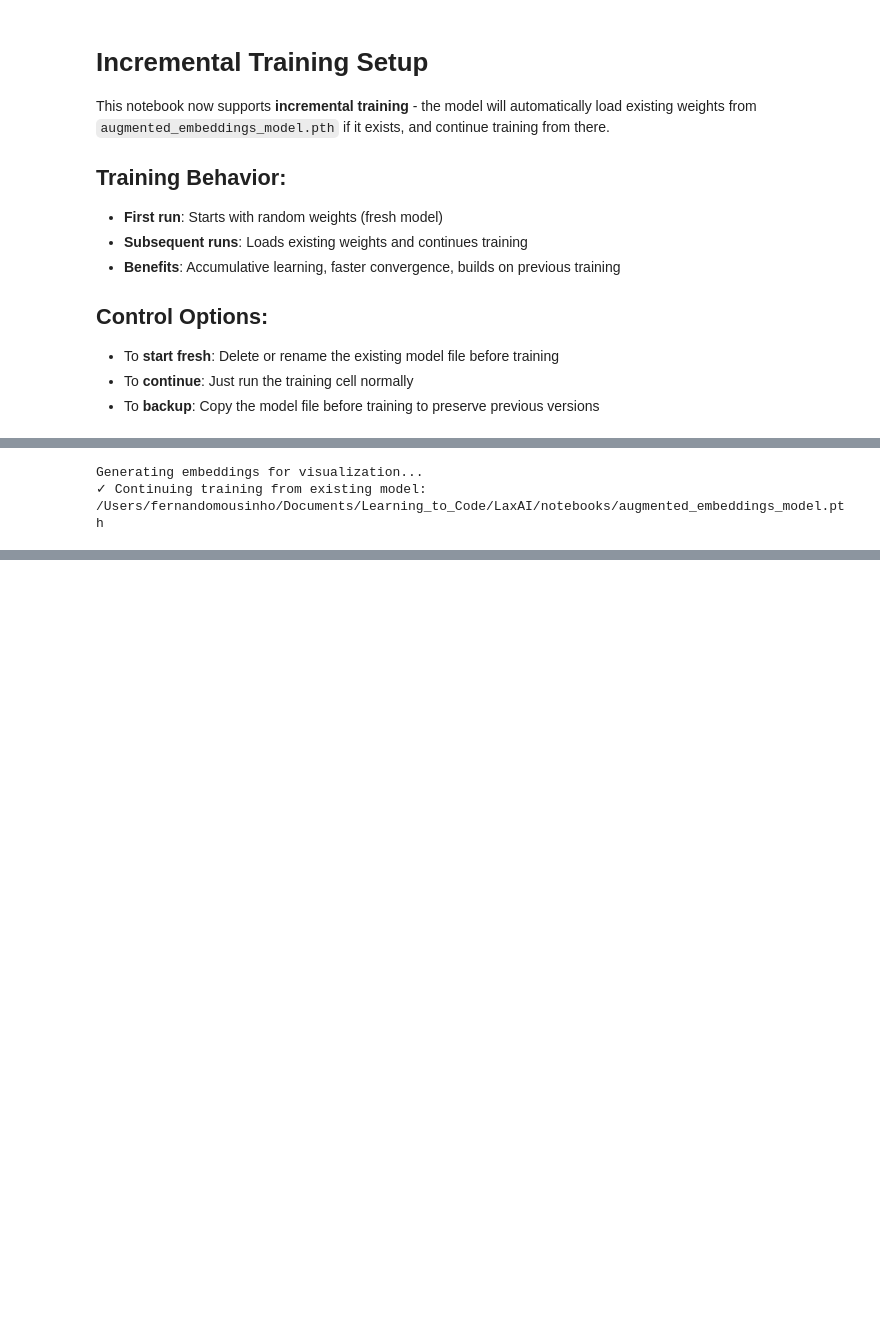
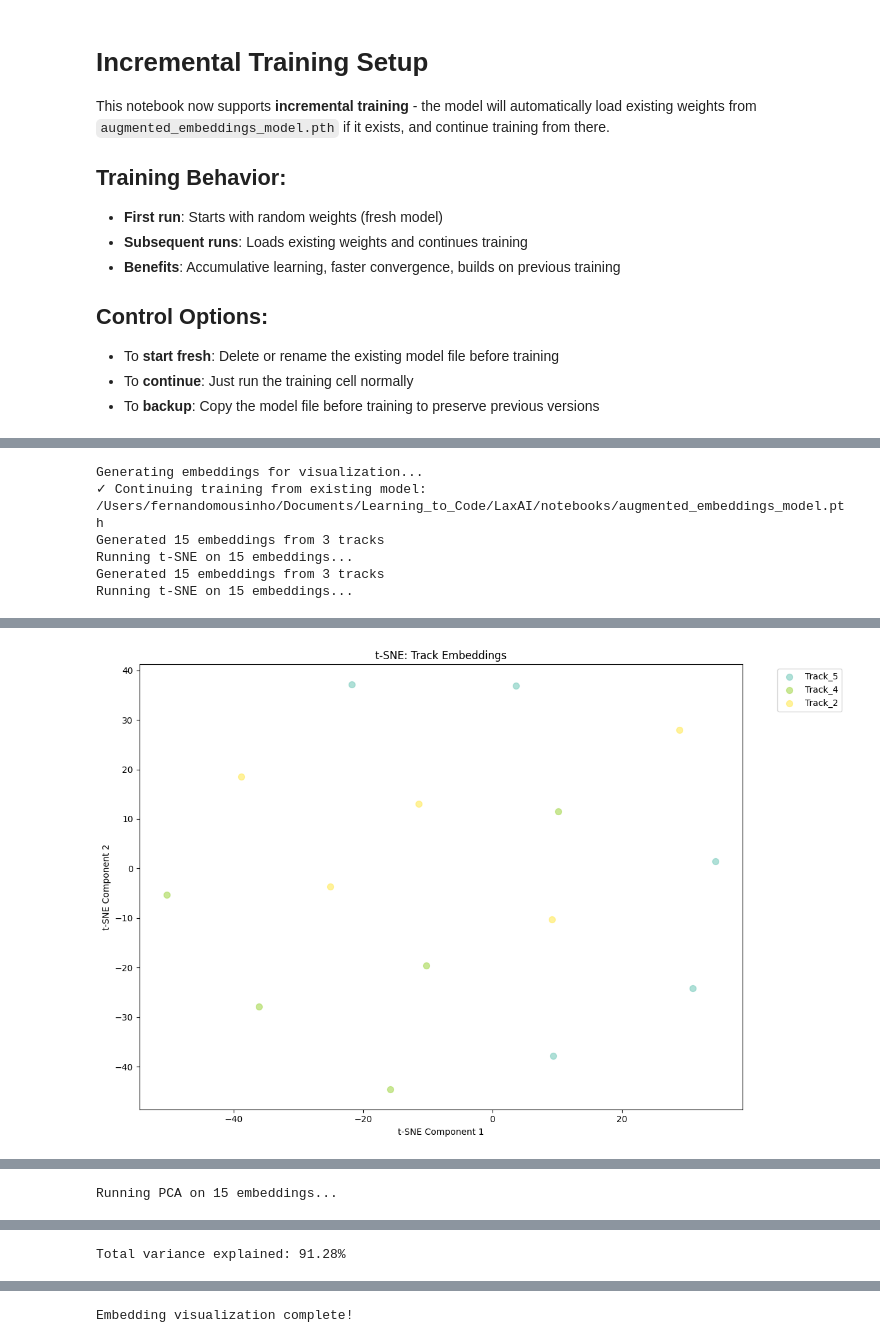
Before and after one commit to fmousinho/LaxAI, a Jupyter notebook: notebooks/emb_optimizations.ipynb, the cells around one changed output, grey strips where cells are left out. Saved outputs shown, nothing was run; the diff lists cells and outputs as text; code cells hidden in the pictures; blank space fills up the shorter version.

```diff
--- a/notebooks/emb_optimizations.ipynb
+++ b/notebooks/emb_optimizations.ipynb
@@ -690,7 +678,7 @@ test_processor.setup_model(SiameseNet, inference_only=True)
 
 # Generate embeddings
 embeddings, labels, track_ids = generate_embeddings_from_crops(
-    list_of_annotated_crops_dict[1000],
+    list_of_annotated_crops_dict[0],
     test_processor,
     max_crops_per_track=5  # Limit for faster visualization
 )
@@ -714,3 +702,7 @@ print("Embedding visualization complete!")
 # %% [output]
 Generating embeddings for visualization...
 ✓ Continuing training from existing model: /Users/fernandomousinho/Documents/Learning_to_Code/LaxAI/notebooks/augmented_embeddings_model.pth
+Generated 15 embeddings from 3 tracks
+Running t-SNE on 15 embeddings...
+Generated 15 embeddings from 3 tracks
+Running t-SNE on 15 embeddings...
@@ -717,0 +724 @@ IndexError: list index out of range
+[figure, added]
@@ -717,0 +740 @@ IndexError: list index out of range
+Running PCA on 15 embeddings...
@@ -717,0 +742 @@ IndexError: list index out of range
+Total variance explained: 91.28%
@@ -718,3 +744,4 @@ IndexError: list index out of range
+Embedding visualization complete!
 # %%
 import torch
 import numpy as np
```
Also changed, not shown: parts of 11 cells of this notebook, 7 other files.
